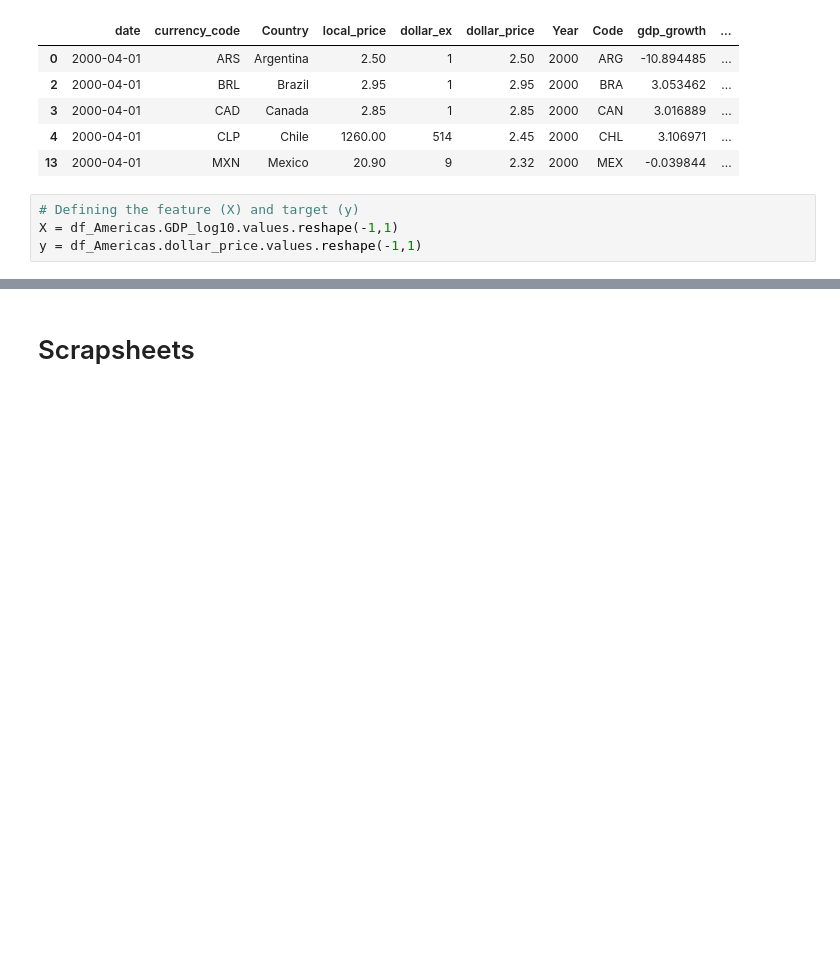
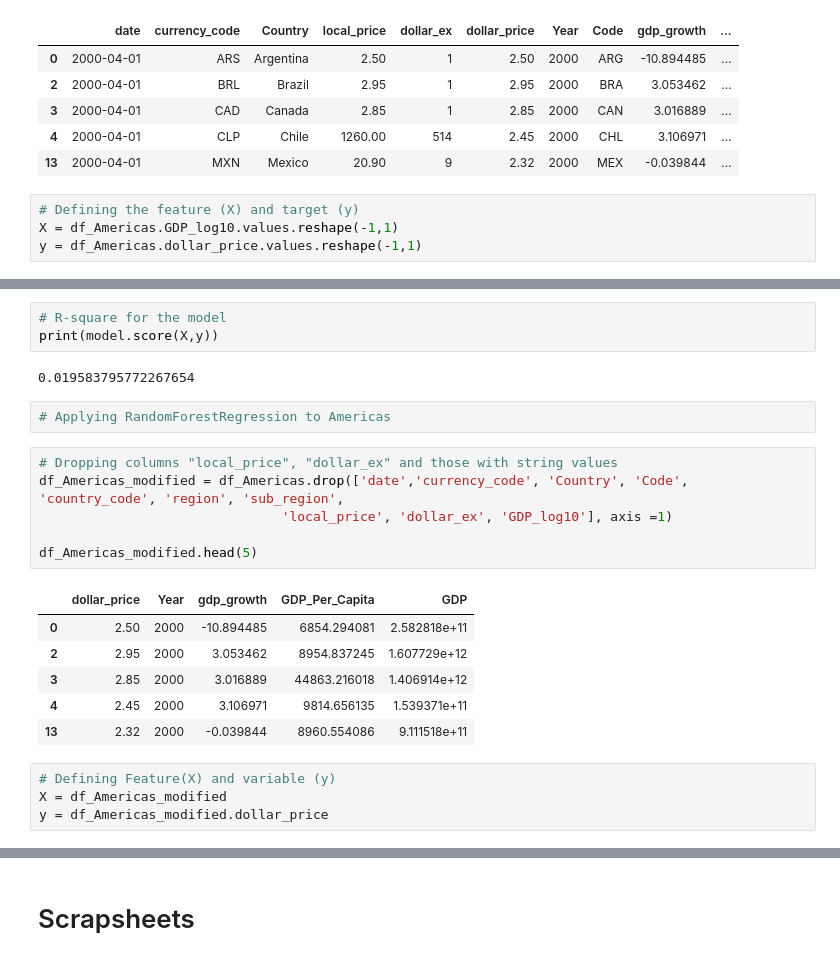
Before and after one commit to bolwerk-b/Final-Project, a Jupyter notebook: machine learning/Machine_Learning_models-final.ipynb, the cells around one changed output, grey strips where cells are left out. Saved outputs shown, nothing was run; the diff lists cells and outputs as text; blank space fills up the shorter version.

```diff
--- a/machine learning/Machine_Learning_models-final.ipynb
+++ b/machine learning/Machine_Learning_models-final.ipynb
@@ -465,0 +467,24 @@ print(model.score(X,y))
+# %%
+# R-square for the model
+print(model.score(X,y))
+# %% [output]
+0.019583795772267654
+# %%
+# Applying RandomForestRegression to Americas
+# %%
+# Dropping columns "local_price", "dollar_ex" and those with string values
+df_Americas_modified = df_Americas.drop(['date','currency_code', 'Country', 'Code', 'country_code', 'region', 'sub_region',
+                               'local_price', 'dollar_ex', 'GDP_log10'], axis =1)
+
+df_Americas_modified.head(5)
+# %% [output]
+|  | dollar_price | Year | gdp_growth | GDP_Per_Capita | GDP |
+| 0 | 2.50 | 2000 | -10.894485 | 6854.294081 | 2.582818e+11 |
+| 2 | 2.95 | 2000 | 3.053462 | 8954.837245 | 1.607729e+12 |
+| 3 | 2.85 | 2000 | 3.016889 | 44863.216018 | 1.406914e+12 |
+| 4 | 2.45 | 2000 | 3.106971 | 9814.656135 | 1.539371e+11 |
+| 13 | 2.32 | 2000 | -0.039844 | 8960.554086 | 9.111518e+11 |
+# %%
+# Defining Feature(X) and variable (y)
+X = df_Americas_modified
+y = df_Americas_modified.dollar_price
```
Also changed, not shown: parts of 26 cells of this notebook.
